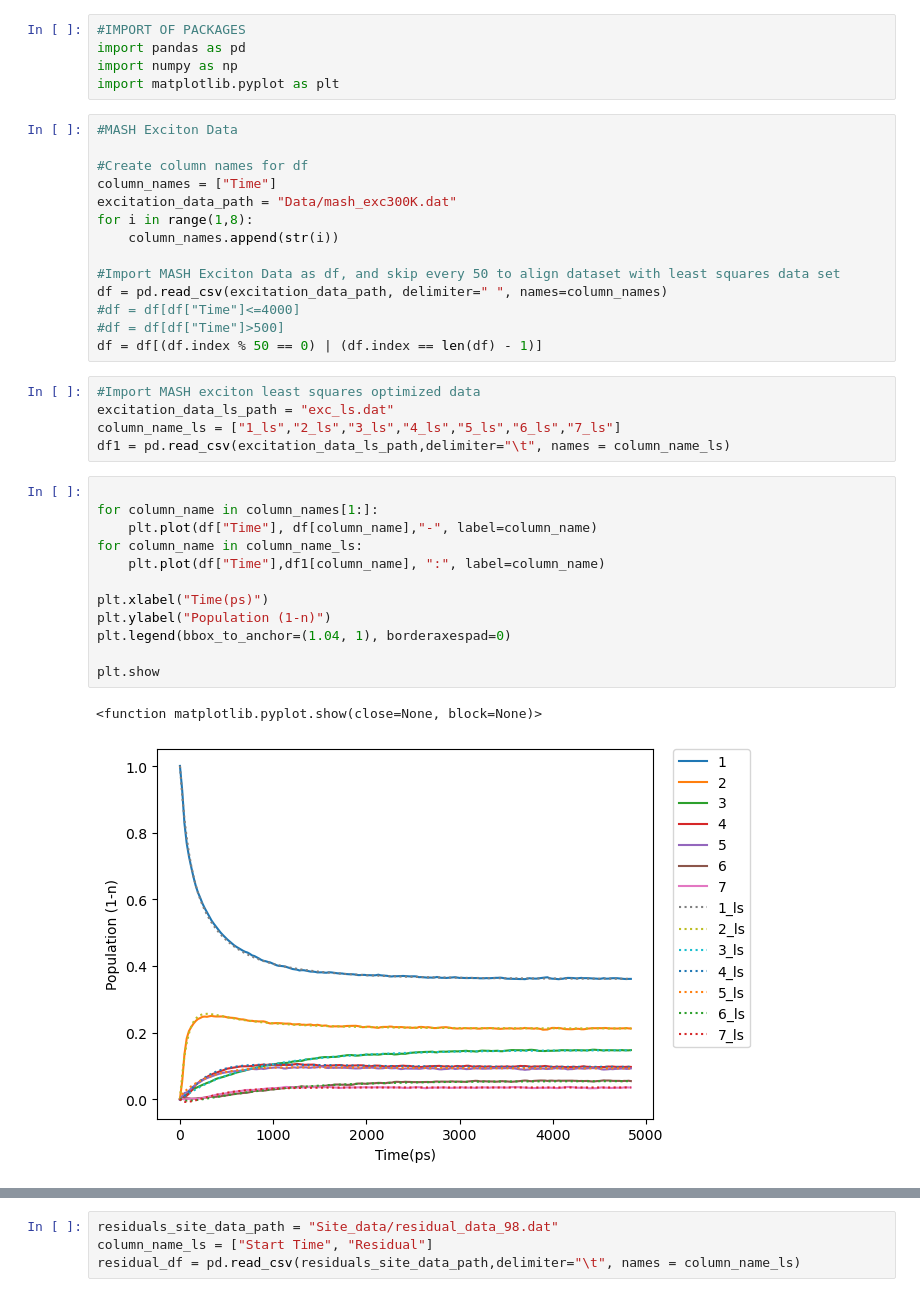
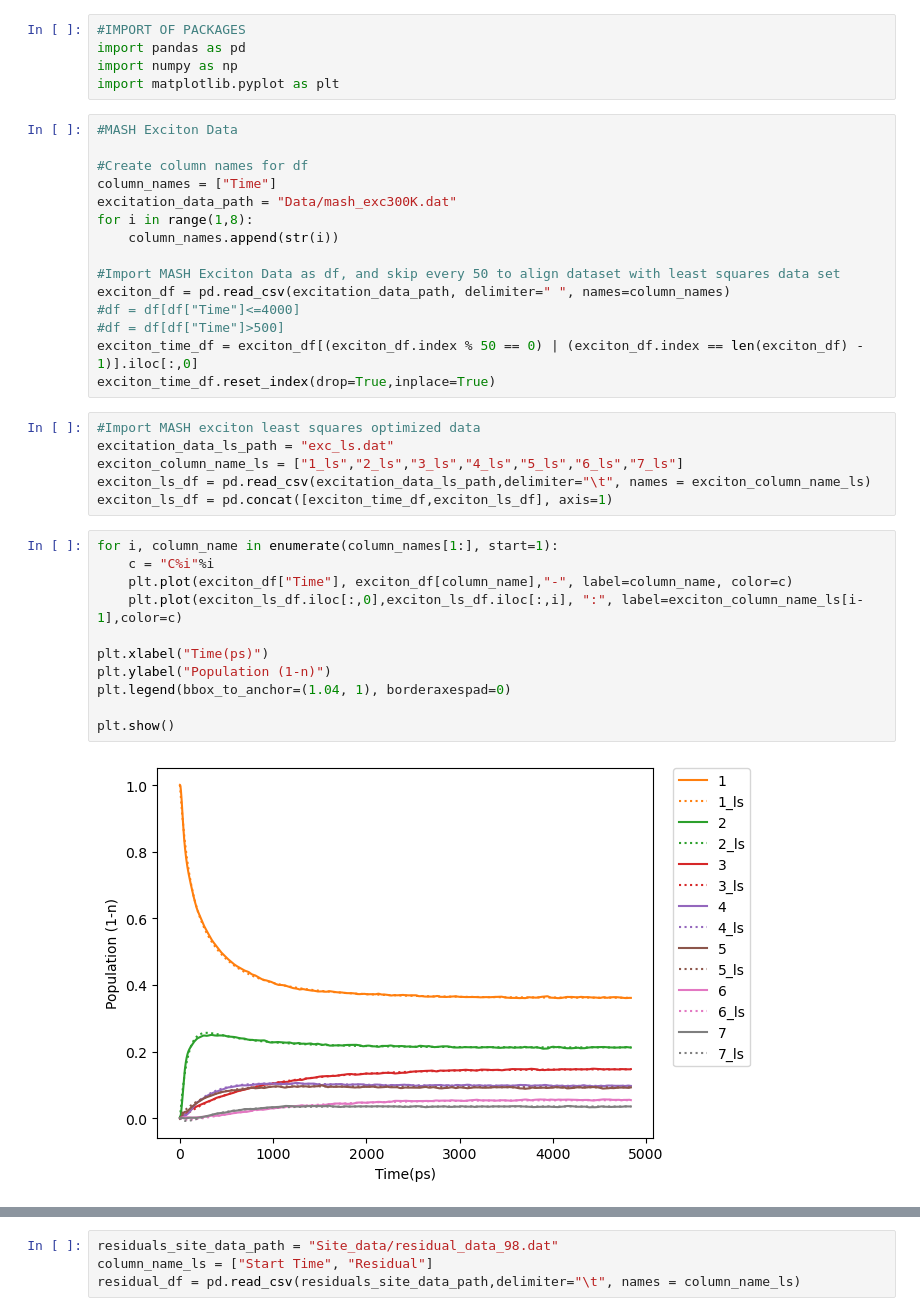
Before and after one commit to chloe-cyc/Part-II, a Jupyter notebook: MASH_optimization/data_plotting.ipynb, the cells around one changed output, grey strips where cells are left out. Drawn from its saved outputs; the diff is of its cells as text.

```diff
--- a/MASH_optimization/data_plotting.ipynb
+++ b/MASH_optimization/data_plotting.ipynb
@@ -13,30 +13,30 @@ for i in range(1,8):
     column_names.append(str(i))
 
 #Import MASH Exciton Data as df, and skip every 50 to align dataset with least squares data set
-df = pd.read_csv(excitation_data_path, delimiter=" ", names=column_names)
+exciton_df = pd.read_csv(excitation_data_path, delimiter=" ", names=column_names)
 #df = df[df["Time"]<=4000]
 #df = df[df["Time"]>500]
-df = df[(df.index % 50 == 0) | (df.index == len(df) - 1)]
+exciton_time_df = exciton_df[(exciton_df.index % 50 == 0) | (exciton_df.index == len(exciton_df) - 1)].iloc[:,0]
+exciton_time_df.reset_index(drop=True,inplace=True)
 # %%
 #Import MASH exciton least squares optimized data
 excitation_data_ls_path = "exc_ls.dat"
-column_name_ls = ["1_ls","2_ls","3_ls","4_ls","5_ls","6_ls","7_ls"]
-df1 = pd.read_csv(excitation_data_ls_path,delimiter="\t", names = column_name_ls)
+exciton_column_name_ls = ["1_ls","2_ls","3_ls","4_ls","5_ls","6_ls","7_ls"]
+exciton_ls_df = pd.read_csv(excitation_data_ls_path,delimiter="\t", names = exciton_column_name_ls)
+exciton_ls_df = pd.concat([exciton_time_df,exciton_ls_df], axis=1)
 # %%
-
-for column_name in column_names[1:]:
-    plt.plot(df["Time"], df[column_name],"-", label=column_name)
-for column_name in column_name_ls:
-    plt.plot(df["Time"],df1[column_name], ":", label=column_name)
+for i, column_name in enumerate(column_names[1:], start=1):
+    c = "C%i"%i
+    plt.plot(exciton_df["Time"], exciton_df[column_name],"-", label=column_name, color=c)
+    plt.plot(exciton_ls_df.iloc[:,0],exciton_ls_df.iloc[:,i], ":", label=exciton_column_name_ls[i-1],color=c)
 
 plt.xlabel("Time(ps)")
 plt.ylabel("Population (1-n)")
 plt.legend(bbox_to_anchor=(1.04, 1), borderaxespad=0)
 
-plt.show
+plt.show()
 # %% [output]
-<function matplotlib.pyplot.show(close=None, block=None)>
-[figure, old version]
+[figure, new version]
 # %%
 #Import Site Data
 site_data_path = "Data/mash_site300K.dat"
```
Also changed, not shown: parts of 8 cells of this notebook, 10 other files.
